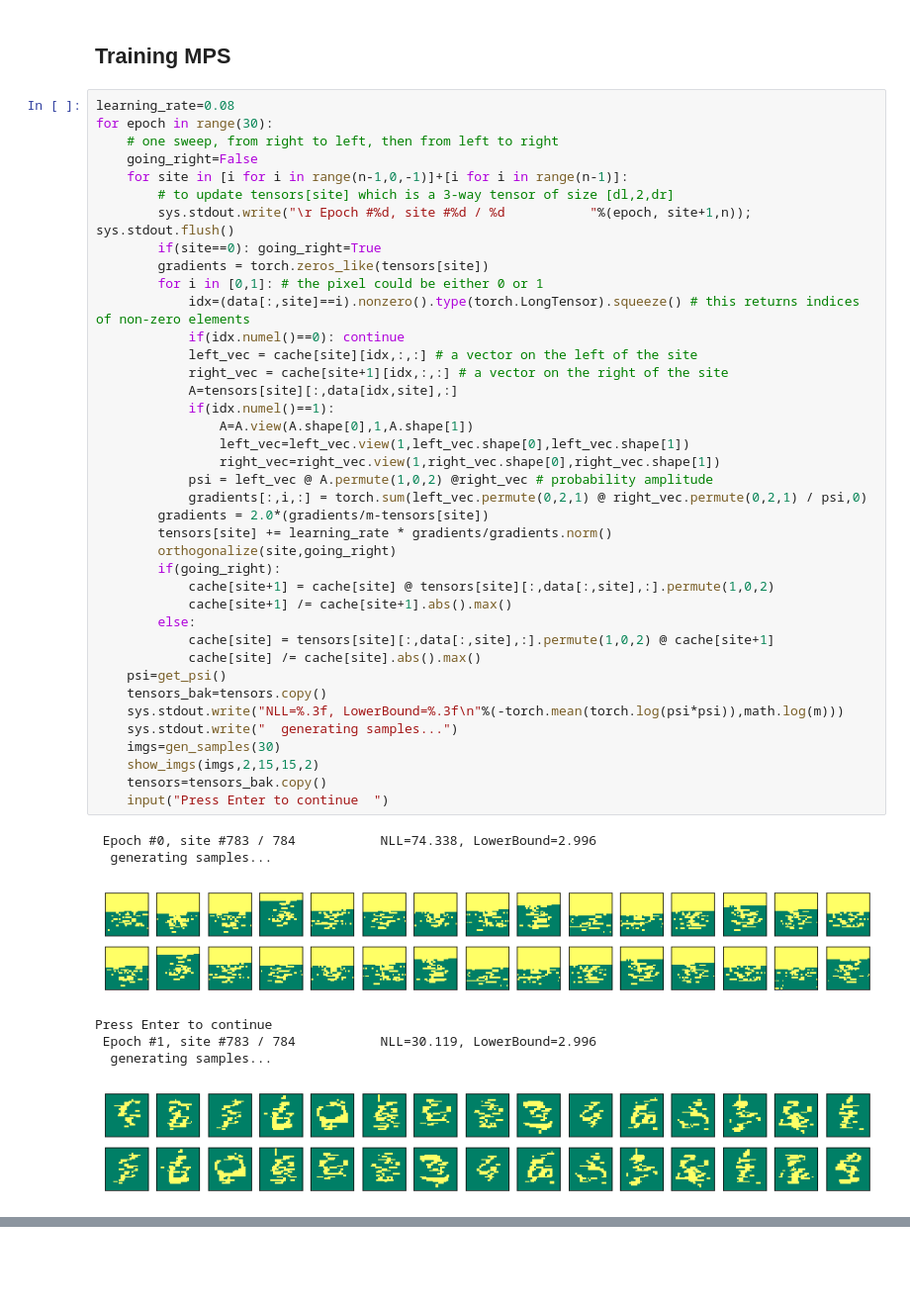
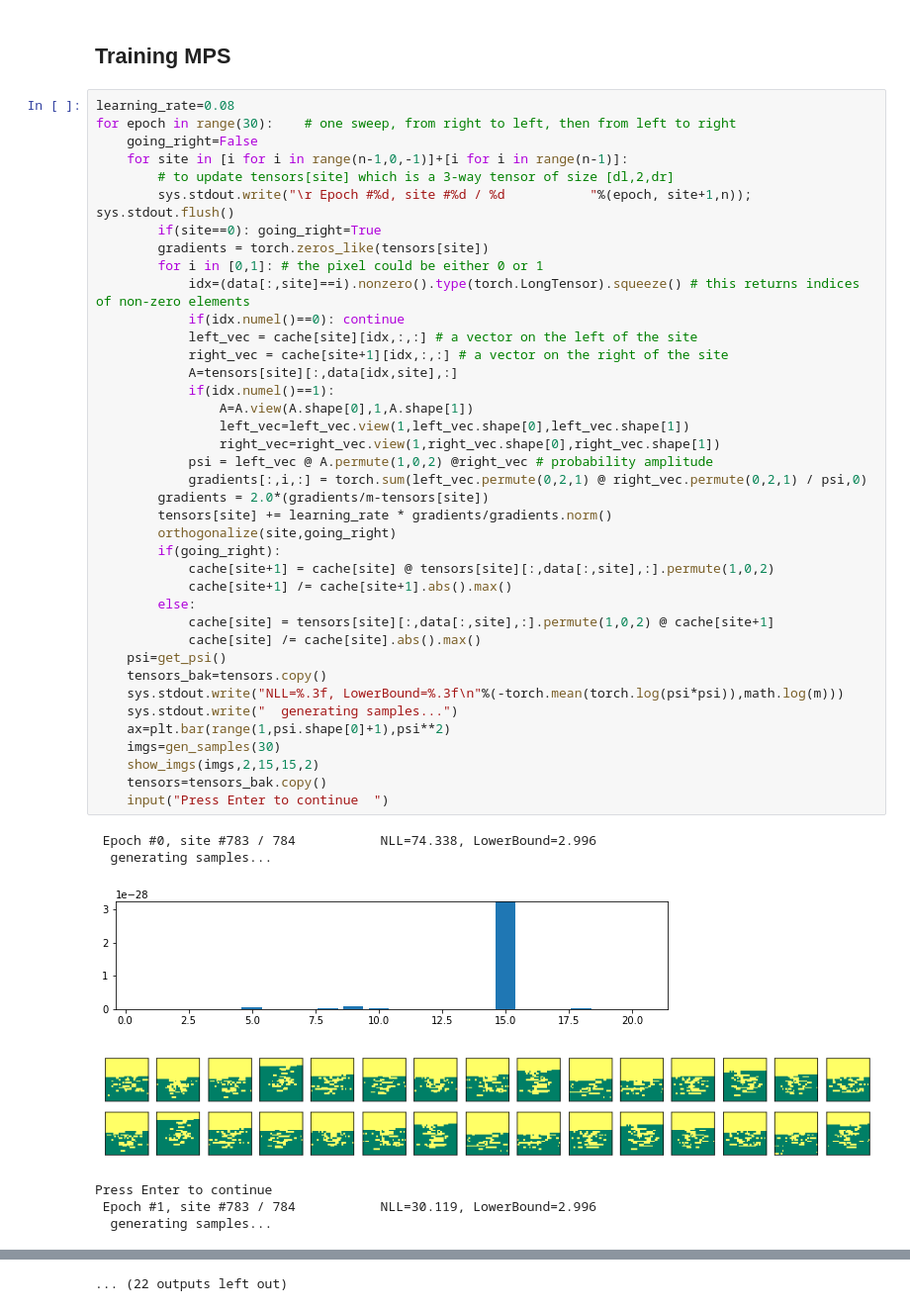
Before and after one commit to Roger-luo/MPS, a Jupyter notebook: mps_tutorial.ipynb, the cells around one changed output, grey strips where cells are left out. Shown at 99% size. Cells and saved outputs as stored; diff of their text form; blank space fills up the shorter version.

```diff
--- a/mps_tutorial.ipynb
+++ b/mps_tutorial.ipynb
@@ -179,8 +183,7 @@ The basic procedure is sweeping back and force, from right to left, then from le
 ## Training MPS
 # %%
 learning_rate=0.08
-for epoch in range(30):
-    # one sweep, from right to left, then from left to right
+for epoch in range(30):    # one sweep, from right to left, then from left to right
     going_right=False
     for site in [i for i in range(n-1,0,-1)]+[i for i in range(n-1)]:
         # to update tensors[site] which is a 3-way tensor of size [dl,2,dr]
@@ -192,35 +195,36 @@ for epoch in range(30):
             if(idx.numel()==0): continue
             left_vec = cache[site][idx,:,:] # a vector on the left of the site
             right_vec = cache[site+1][idx,:,:] # a vector on the right of the site
             A=tensors[site][:,data[idx,site],:]
             if(idx.numel()==1):
                 A=A.view(A.shape[0],1,A.shape[1])
                 left_vec=left_vec.view(1,left_vec.shape[0],left_vec.shape[1])
                 right_vec=right_vec.view(1,right_vec.shape[0],right_vec.shape[1])
             psi = left_vec @ A.permute(1,0,2) @right_vec # probability amplitude
             gradients[:,i,:] = torch.sum(left_vec.permute(0,2,1) @ right_vec.permute(0,2,1) / psi,0)
         gradients = 2.0*(gradients/m-tensors[site])
         tensors[site] += learning_rate * gradients/gradients.norm()
         orthogonalize(site,going_right)
         if(going_right):
             cache[site+1] = cache[site] @ tensors[site][:,data[:,site],:].permute(1,0,2)
             cache[site+1] /= cache[site+1].abs().max()
         else:
             cache[site] = tensors[site][:,data[:,site],:].permute(1,0,2) @ cache[site+1]
             cache[site] /= cache[site].abs().max()
     psi=get_psi()
     tensors_bak=tensors.copy()
     sys.stdout.write("NLL=%.3f, LowerBound=%.3f\n"%(-torch.mean(torch.log(psi*psi)),math.log(m)))
     sys.stdout.write("  generating samples...")
+    ax=plt.bar(range(1,psi.shape[0]+1),psi**2)
     imgs=gen_samples(30)
     show_imgs(imgs,2,15,15,2)
     tensors=tensors_bak.copy()
     input("Press Enter to continue  ")
 # %% [output]
  Epoch #0, site #783 / 784           NLL=74.338, LowerBound=2.996
   generating samples...
-[figure, old version]
+[figure, new version]
+[figure, new version]
 Press Enter to continue
  Epoch #1, site #783 / 784           NLL=30.119, LowerBound=2.996
   generating samples...
-[figure, old version]
@@ -230,0 +243 @@ Press Enter to continue
+... (22 outputs left out)
```
Also changed, not shown: parts of 3 cells of this notebook.
